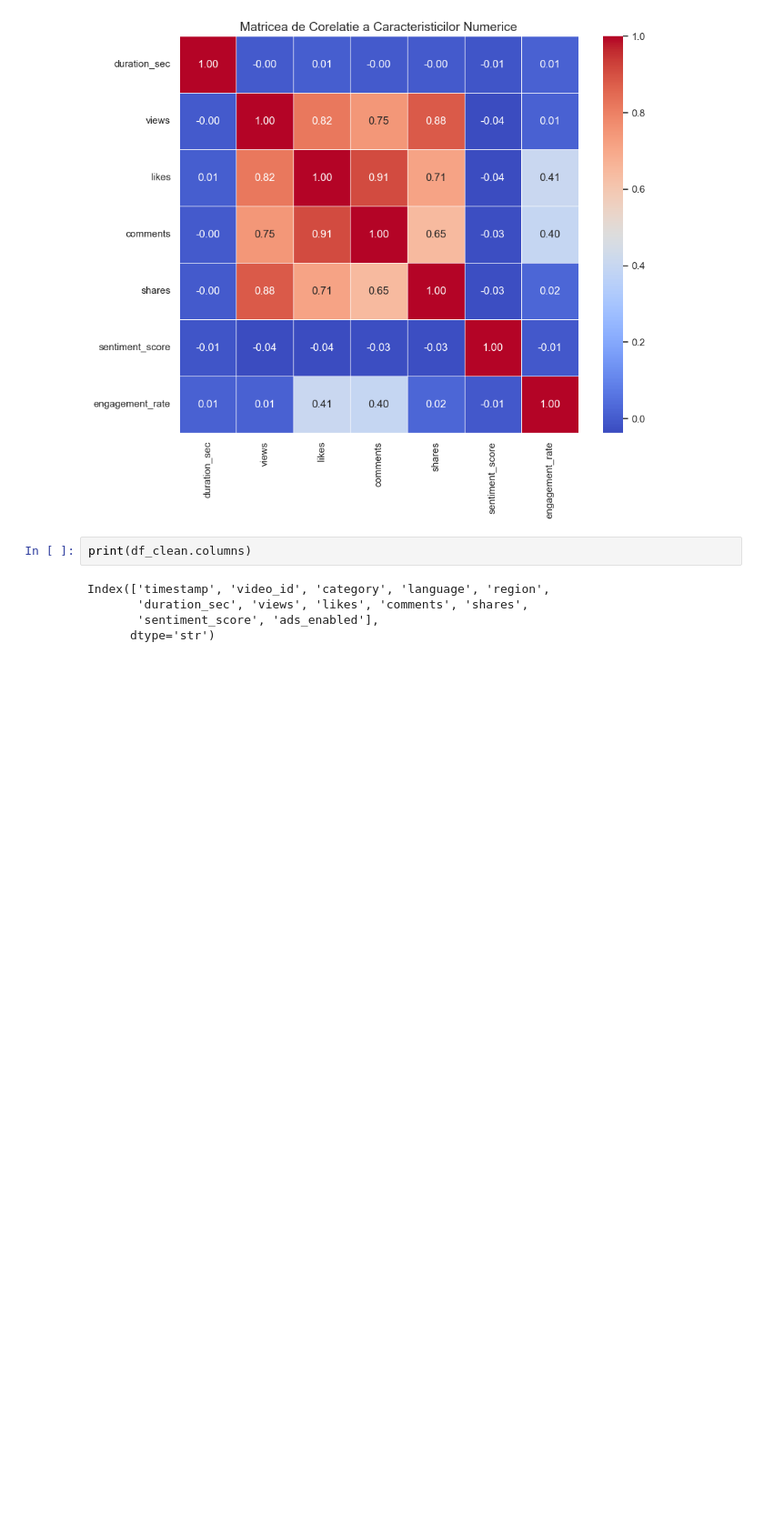
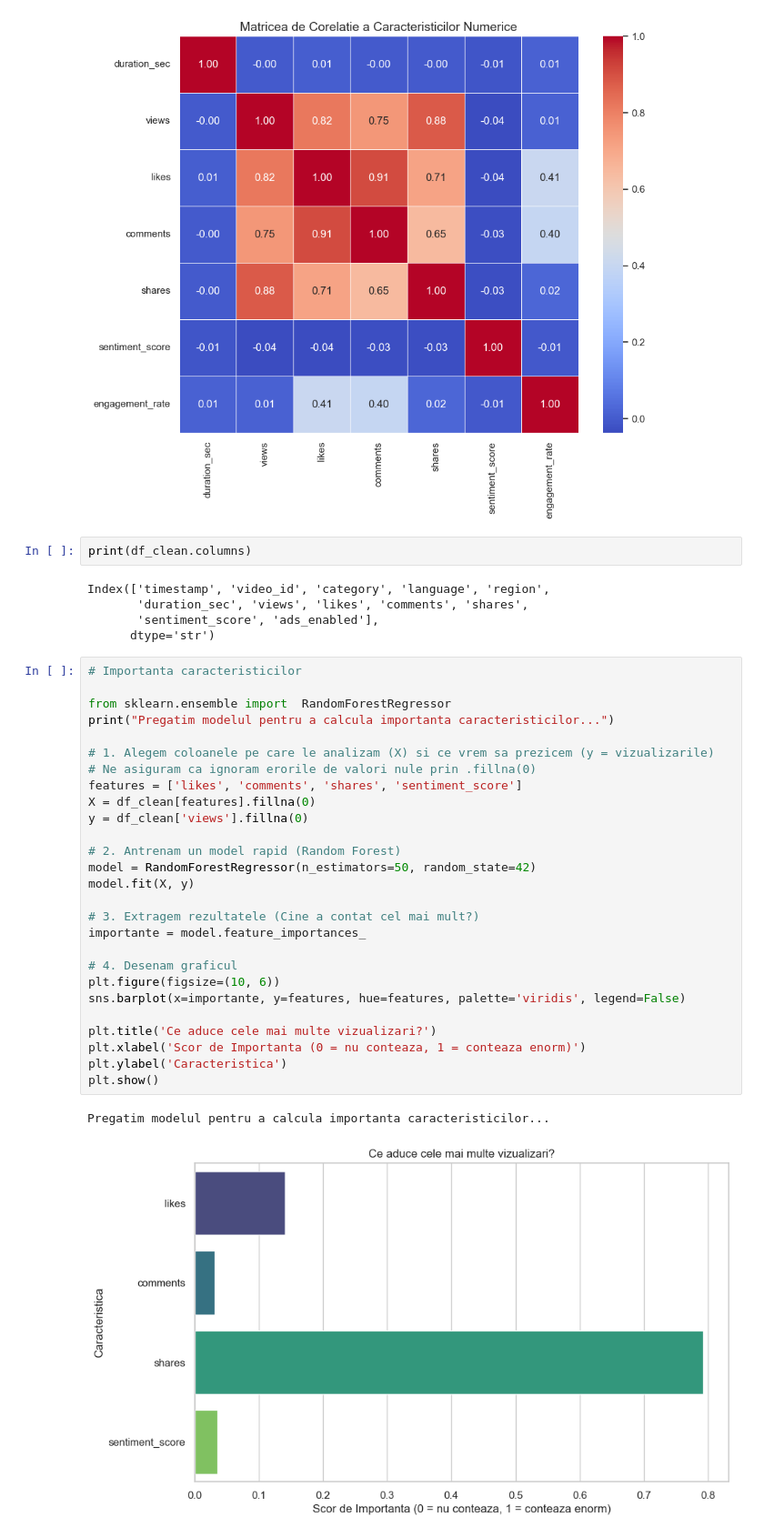
Before and after one commit to Morovanuuu/Proiect-Sisteme-Inteligente, a Jupyter notebook: analiza_youtube.ipynb, the cells around one changed output. Shown at 91% size. Drawn from its saved outputs; the diff is of its cells as text; blank space fills up the shorter version.

Commit message:
Analiza Feature Importance cu Random Forest

```diff
--- a/analiza_youtube.ipynb
+++ b/analiza_youtube.ipynb
@@ -135,3 +135,33 @@ Index(['timestamp', 'video_id', 'category', 'language', 'region',
        'duration_sec', 'views', 'likes', 'comments', 'shares',
        'sentiment_score', 'ads_enabled'],
       dtype='str')
+# %%
+# Importanta caracteristicilor
+
+from sklearn.ensemble import  RandomForestRegressor
+print("Pregatim modelul pentru a calcula importanta caracteristicilor...")
+
+# 1. Alegem coloanele pe care le analizam (X) si ce vrem sa prezicem (y = vizualizarile)
+# Ne asiguram ca ignoram erorile de valori nule prin .fillna(0)
+features = ['likes', 'comments', 'shares', 'sentiment_score']
+X = df_clean[features].fillna(0)
+y = df_clean['views'].fillna(0)
+
+# 2. Antrenam un model rapid (Random Forest)
+model = RandomForestRegressor(n_estimators=50, random_state=42)
+model.fit(X, y)
+
+# 3. Extragem rezultatele (Cine a contat cel mai mult?)
+importante = model.feature_importances_
+
+# 4. Desenam graficul
+plt.figure(figsize=(10, 6))
+sns.barplot(x=importante, y=features, hue=features, palette='viridis', legend=False)
+
+plt.title('Ce aduce cele mai multe vizualizari?')
+plt.xlabel('Scor de Importanta (0 = nu conteaza, 1 = conteaza enorm)')
+plt.ylabel('Caracteristica')
+plt.show()
+# %% [output]
+Pregatim modelul pentru a calcula importanta caracteristicilor...
+[figure, added]
```
